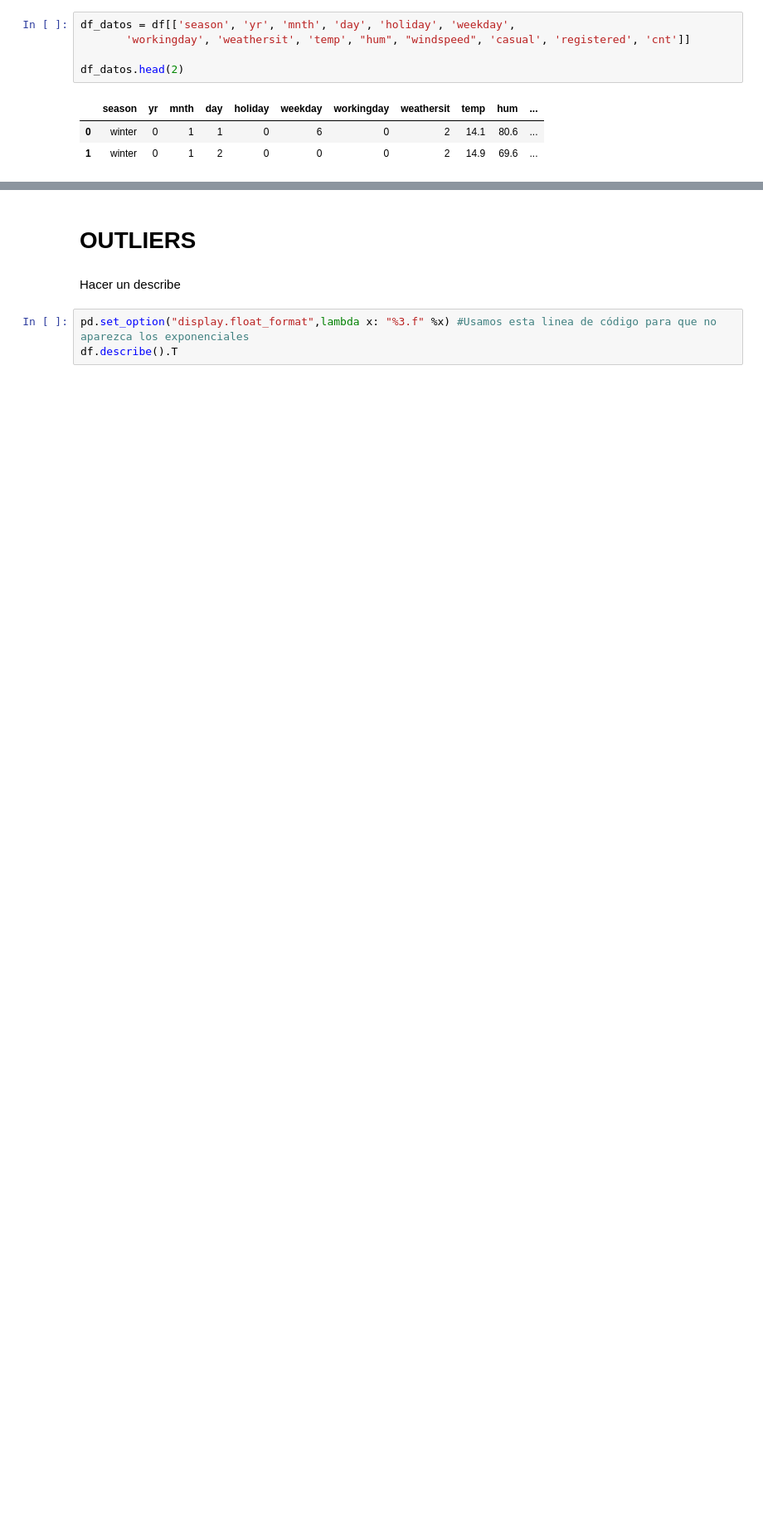
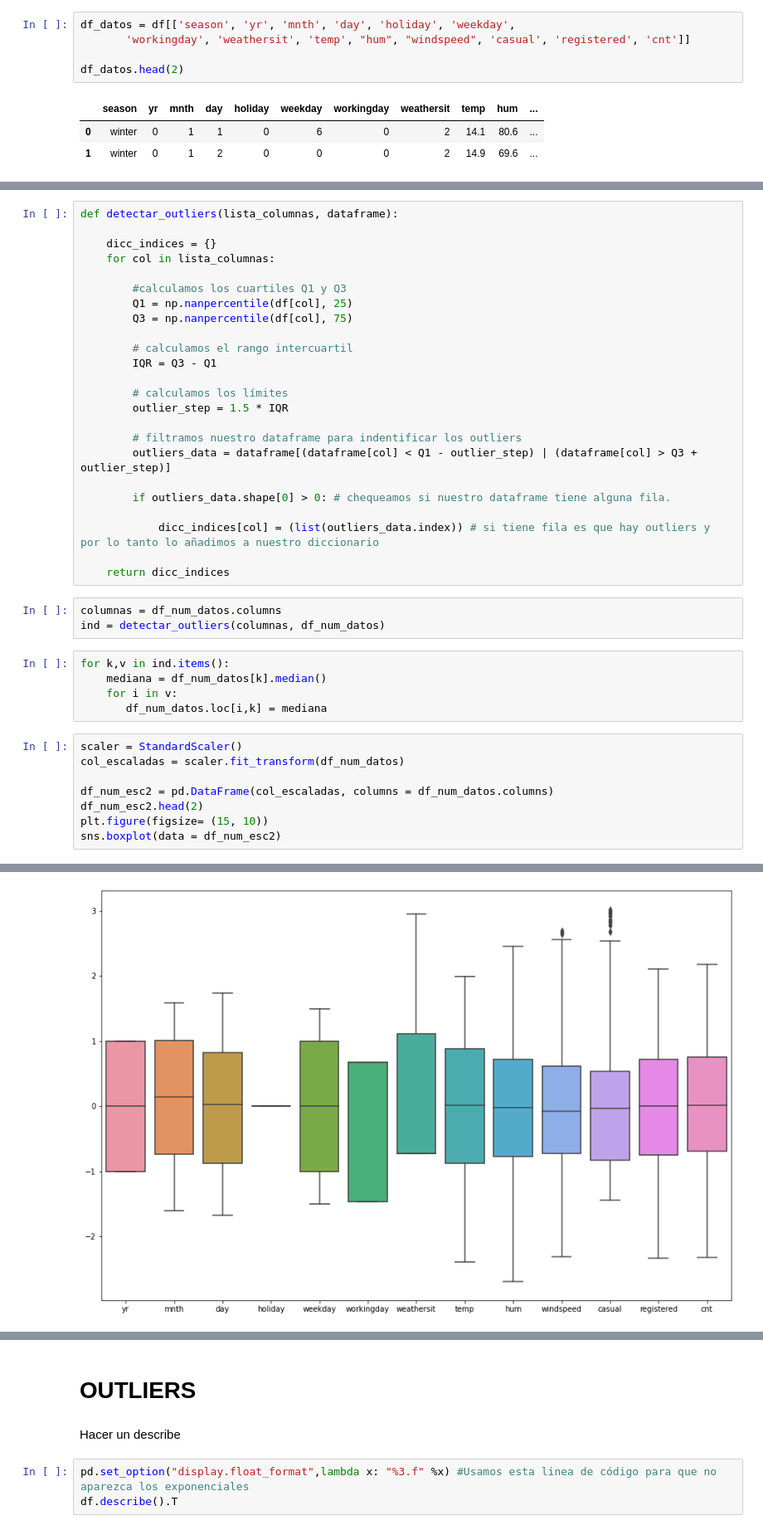
Before and after one commit to Adalab/project-da-promo-A-module-3-team-1, a Jupyter notebook: Proyecto_Final.ipynb, the cells around one changed output, grey strips where cells are left out. Shown at 83% size. Drawn from its saved outputs; the diff is of its cells as text; blank space fills up the shorter version.

```diff
--- a/Proyecto_Final.ipynb
+++ b/Proyecto_Final.ipynb
@@ -636,0 +688,41 @@ df_num_datos
+# %%
+def detectar_outliers(lista_columnas, dataframe):
+
+    dicc_indices = {}
+    for col in lista_columnas:
+
+        #calculamos los cuartiles Q1 y Q3
+        Q1 = np.nanpercentile(df[col], 25)
+        Q3 = np.nanpercentile(df[col], 75)
+
+        # calculamos el rango intercuartil
+        IQR = Q3 - Q1
+
+        # calculamos los límites
+        outlier_step = 1.5 * IQR
+
+        # filtramos nuestro dataframe para indentificar los outliers
+        outliers_data = dataframe[(dataframe[col] < Q1 - outlier_step) | (dataframe[col] > Q3 + outlier_step)]
+
+        if outliers_data.shape[0] > 0: # chequeamos si nuestro dataframe tiene alguna fila.
+
+            dicc_indices[col] = (list(outliers_data.index)) # si tiene fila es que hay outliers y por lo tanto lo añadimos a nuestro diccionario
+
+    return dicc_indices
+# %%
+columnas = df_num_datos.columns
+ind = detectar_outliers(columnas, df_num_datos)
+# %%
+for k,v in ind.items():
+    mediana = df_num_datos[k].median()
+    for i in v:
+       df_num_datos.loc[i,k] = mediana
+# %%
+scaler = StandardScaler()
+col_escaladas = scaler.fit_transform(df_num_datos)
+
+df_num_esc2 = pd.DataFrame(col_escaladas, columns = df_num_datos.columns)
+df_num_esc2.head(2)
+plt.figure(figsize= (15, 10))
+sns.boxplot(data = df_num_esc2)
+# %% [output]
@@ -636,0 +730 @@ df_num_datos
+[figure, added]
```
Also changed, not shown: parts of 36 cells of this notebook.
